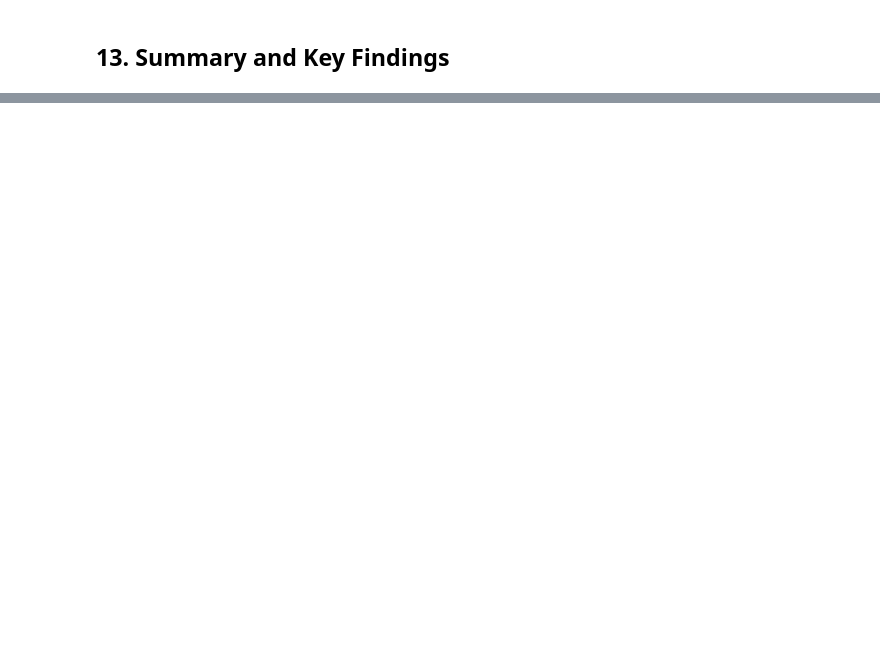
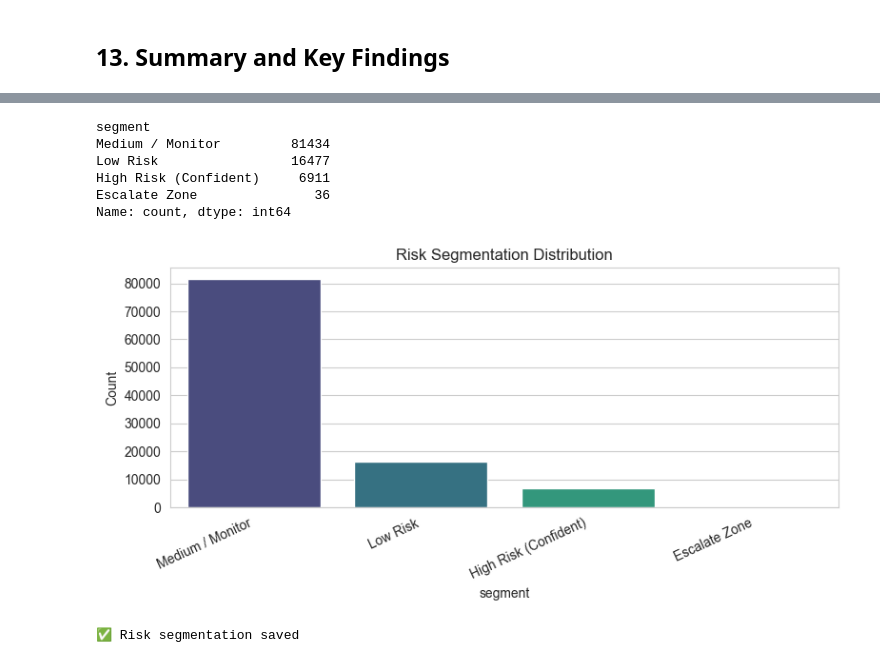
Before and after one commit to Lazy-Loaders-Group/Credit_Risk_Escalation, a Jupyter notebook: notebooks/04_escalation_system.ipynb, the cells around one changed output, grey strips where cells are left out. Cells and saved outputs as stored; diff of their text form; code cells hidden in the pictures; blank space fills up the shorter version.

```diff
--- a/notebooks/04_escalation_system.ipynb
+++ b/notebooks/04_escalation_system.ipynb
@@ -445,0 +691,40 @@ print("="*60)
+# %%
+# Build segmentation labels
+prob_default = proba_val[:,1]
+unc = uncertainty_val
+segments = []
+for p,u in zip(prob_default, unc):
+    if u > escalation_system.uncertainty_threshold and 0.4 <= p <= 0.6:
+        segments.append('Escalate Zone')
+    elif p < 0.3 and u <= escalation_system.uncertainty_threshold:
+        segments.append('Low Risk')
+    elif p >= 0.7 and u <= escalation_system.uncertainty_threshold:
+        segments.append('High Risk (Confident)')
+    elif p >= 0.7 and u > escalation_system.uncertainty_threshold:
+        segments.append('High Risk (Uncertain)')
+    else:
+        segments.append('Medium / Monitor')
+
+seg_df = pd.DataFrame({'prob_default': prob_default,'uncertainty': unc,'segment': segments})
+seg_counts = seg_df['segment'].value_counts()
+print(seg_counts)
+
+plt.figure(figsize=(8,4))
+sns.barplot(x=seg_counts.index, y=seg_counts.values, palette='viridis')
+plt.xticks(rotation=25, ha='right')
+plt.ylabel('Count')
+plt.title('Risk Segmentation Distribution')
+plt.tight_layout()
+plt.savefig('../results/figures/risk_segmentation.png', dpi=300)
+plt.show()
+seg_df.to_csv('../results/reports/risk_segmentation.csv', index=False)
+print("✅ Risk segmentation saved")
+# %% [output]
+segment
+Medium / Monitor         81434
+Low Risk                 16477
+High Risk (Confident)     6911
+Escalate Zone               36
+Name: count, dtype: int64
+[figure, added]
+✅ Risk segmentation saved
```
Also changed, not shown: parts of 23 cells of this notebook, 18 other files.
